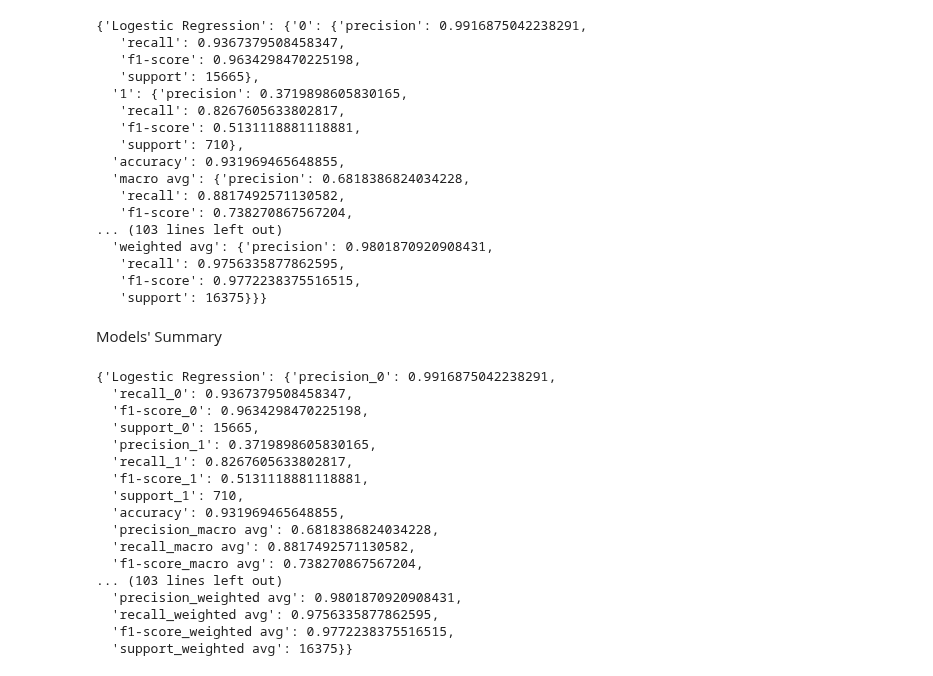
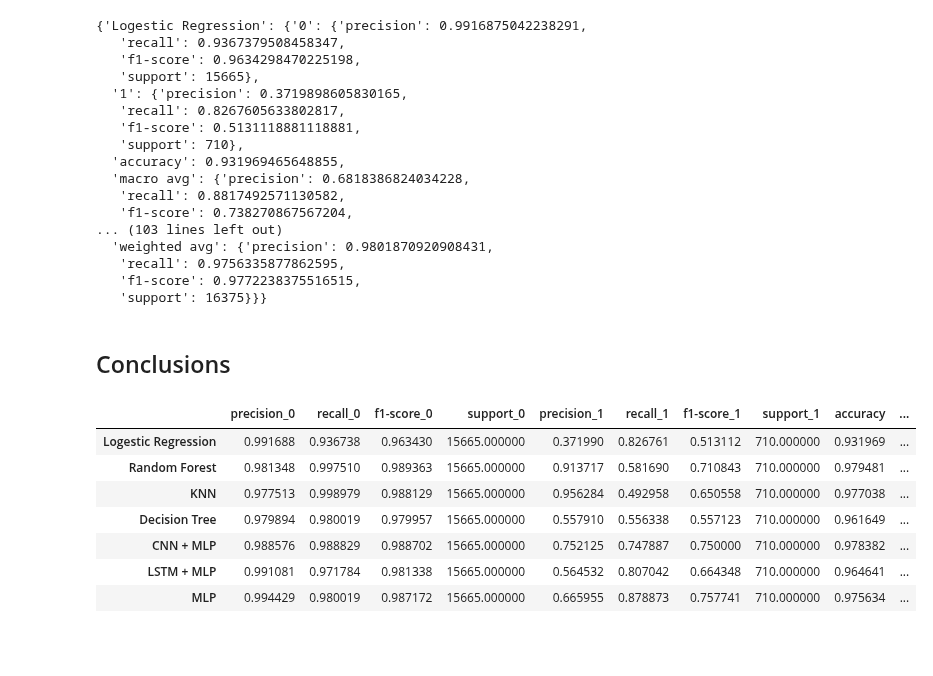
Before and after one commit to mojtabaSefidi/Fall-Detection-System, a Jupyter notebook: Fall_Detection_System_v2.ipynb, the cells around one changed output. Saved outputs shown, nothing was run; the diff lists cells and outputs as text; code cells hidden in the pictures; blank space fills up the shorter version.

```diff
--- a/Fall_Detection_System_v2.ipynb
+++ b/Fall_Detection_System_v2.ipynb
@@ -775,40 +767,34 @@ train_evaluate_deep.results
 # %%
 save_pickle(train_evaluate_deep.predictions, '/content/gdrive/MyDrive/Fall Detection System/Results/predictions.pkl')
 save_pickle(train_evaluate_deep.results, '/content/gdrive/MyDrive/Fall Detection System/Results/results.pkl')
-# %% [markdown]
-Models' Summary
+# %% [markdown]
+## Conclusions
 # %%
 predictions = load_pickle('/content/gdrive/MyDrive/Fall Detection System/Results/predictions.pkl')
 results = load_pickle('/content/gdrive/MyDrive/Fall Detection System/Results/results.pkl')
 # %%
+import pandas as pd
+
 def convert_report_df(report):
   d = {}
   for key, value in report.items():
       temp = {}
       for label, metrics in value.items():
         if type(metrics)==dict:
           for metric, score in metrics.items():
             temp[metric+'_'+label] = score
         else:
           temp[label] = metrics
       d[key] = temp
-  pd.DataFrame.from_dict(d)
-  d
+  return pd.DataFrame.from_dict(d).T.style.background_gradient(cmap="PuBu")
+
+convert_report_df(results)
 # %% [output]
-{'Logestic Regression': {'precision_0': 0.9916875042238291,
-  'recall_0': 0.9367379508458347,
-  'f1-score_0': 0.9634298470225198,
-  'support_0': 15665,
-  'precision_1': 0.3719898605830165,
-  'recall_1': 0.8267605633802817,
-  'f1-score_1': 0.5131118881118881,
-  'support_1': 710,
-  'accuracy': 0.931969465648855,
-  'precision_macro avg': 0.6818386824034228,
-  'recall_macro avg': 0.8817492571130582,
-  'f1-score_macro avg': 0.738270867567204,
-... (103 lines left out)
-  'precision_weighted avg': 0.9801870920908431,
-  'recall_weighted avg': 0.9756335877862595,
-  'f1-score_weighted avg': 0.9772238375516515,
-  'support_weighted avg': 16375}}
+|  | precision_0 | recall_0 | f1-score_0 | support_0 | precision_1 | recall_1 | f1-score_1 | support_1 | accuracy | ... |
+| Logestic Regression | 0.991688 | 0.936738 | 0.963430 | 15665.000000 | 0.371990 | 0.826761 | 0.513112 | 710.000000 | 0.931969 | ... |
+| Random Forest | 0.981348 | 0.997510 | 0.989363 | 15665.000000 | 0.913717 | 0.581690 | 0.710843 | 710.000000 | 0.979481 | ... |
+| KNN | 0.977513 | 0.998979 | 0.988129 | 15665.000000 | 0.956284 | 0.492958 | 0.650558 | 710.000000 | 0.977038 | ... |
+| Decision Tree | 0.979894 | 0.980019 | 0.979957 | 15665.000000 | 0.557910 | 0.556338 | 0.557123 | 710.000000 | 0.961649 | ... |
+| CNN + MLP | 0.988576 | 0.988829 | 0.988702 | 15665.000000 | 0.752125 | 0.747887 | 0.750000 | 710.000000 | 0.978382 | ... |
+| LSTM + MLP | 0.991081 | 0.971784 | 0.981338 | 15665.000000 | 0.564532 | 0.807042 | 0.664348 | 710.000000 | 0.964641 | ... |
+| MLP | 0.994429 | 0.980019 | 0.987172 | 15665.000000 | 0.665955 | 0.878873 | 0.757741 | 710.000000 | 0.975634 | ... |
```
Also changed, not shown: parts of 2 cells of this notebook.
